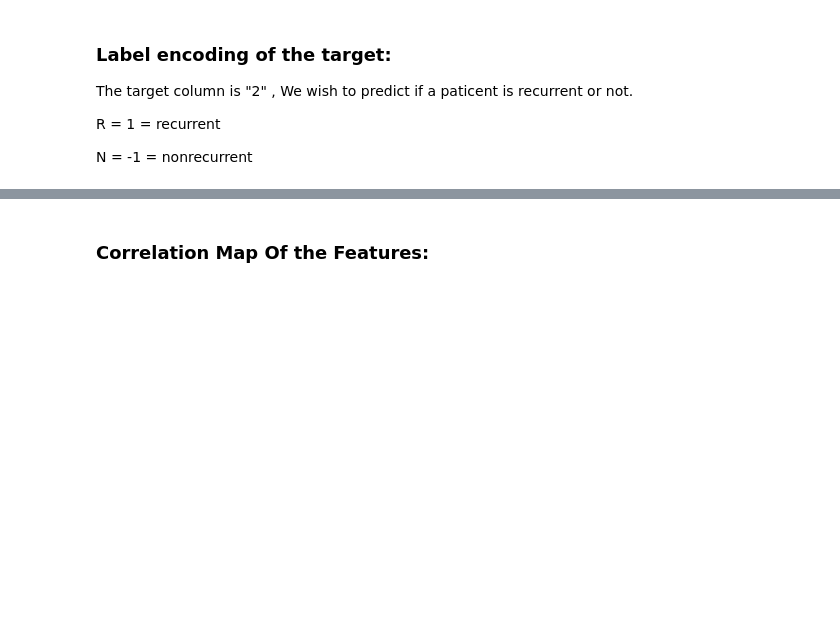
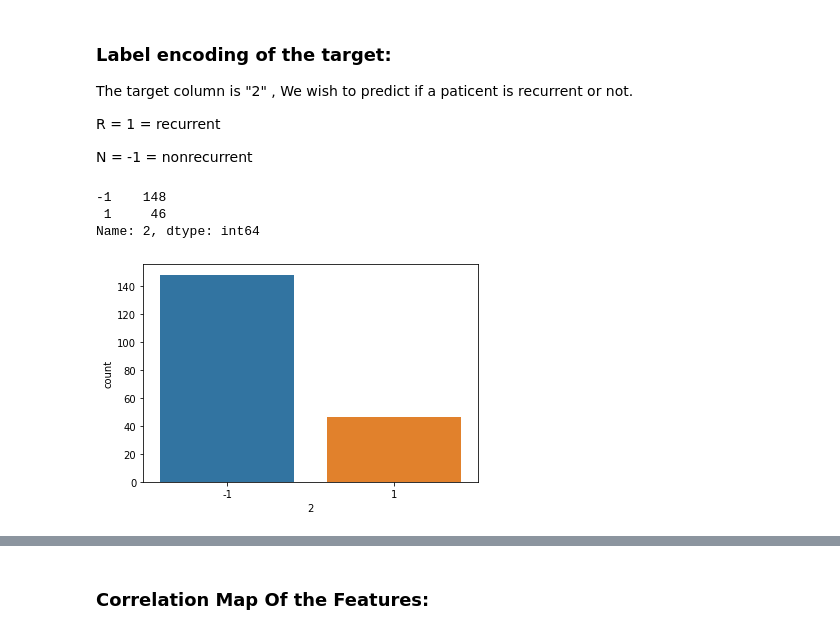
Before and after one commit to ido1Shapira/NeuralNetworksCourse_ex1, a Jupyter notebook: mini_project1.ipynb, the cells around one changed output, grey strips where cells are left out. Drawn from its saved outputs; the diff is of its cells as text; code cells hidden in the pictures; blank space fills up the shorter version.

```diff
--- a/mini_project1.ipynb
+++ b/mini_project1.ipynb
@@ -180,3 +184,11 @@ R = 1 = recurrent
 N = -1 = nonrecurrent
 # %%
 data[2].replace({'N':-1,'R':1},inplace=True)
+# %%
+sns.countplot(x=data[2],data=data)
+data[2].value_counts()
+# %% [output]
+-1    148
+ 1     46
+Name: 2, dtype: int64
+[figure, added]
```
Also changed, not shown: parts of 22 cells of this notebook.
